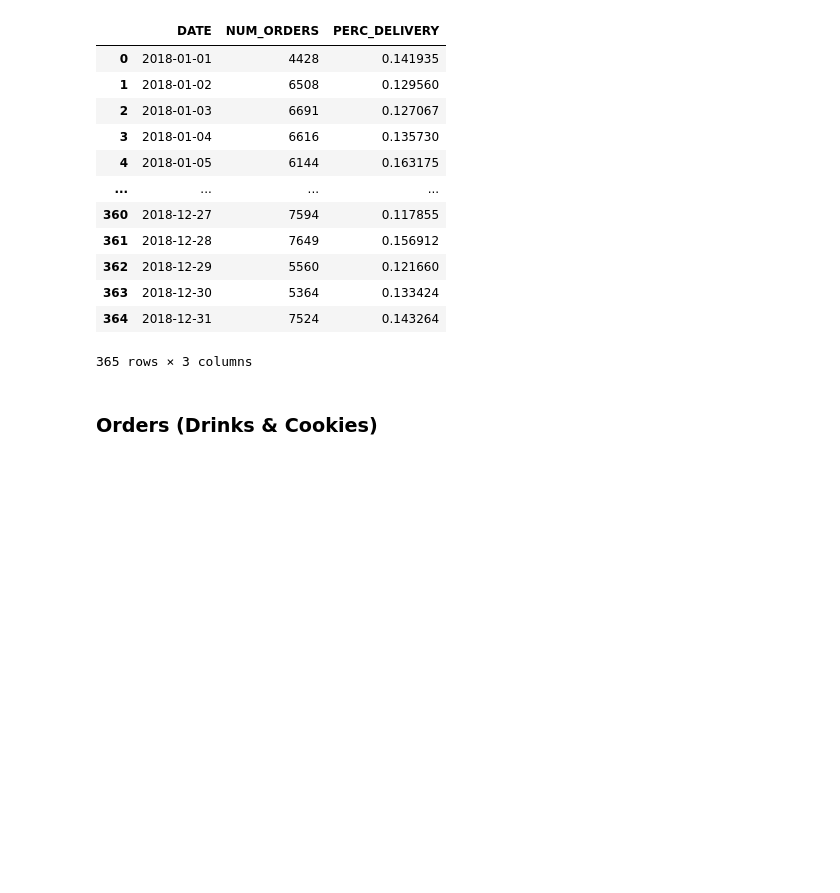
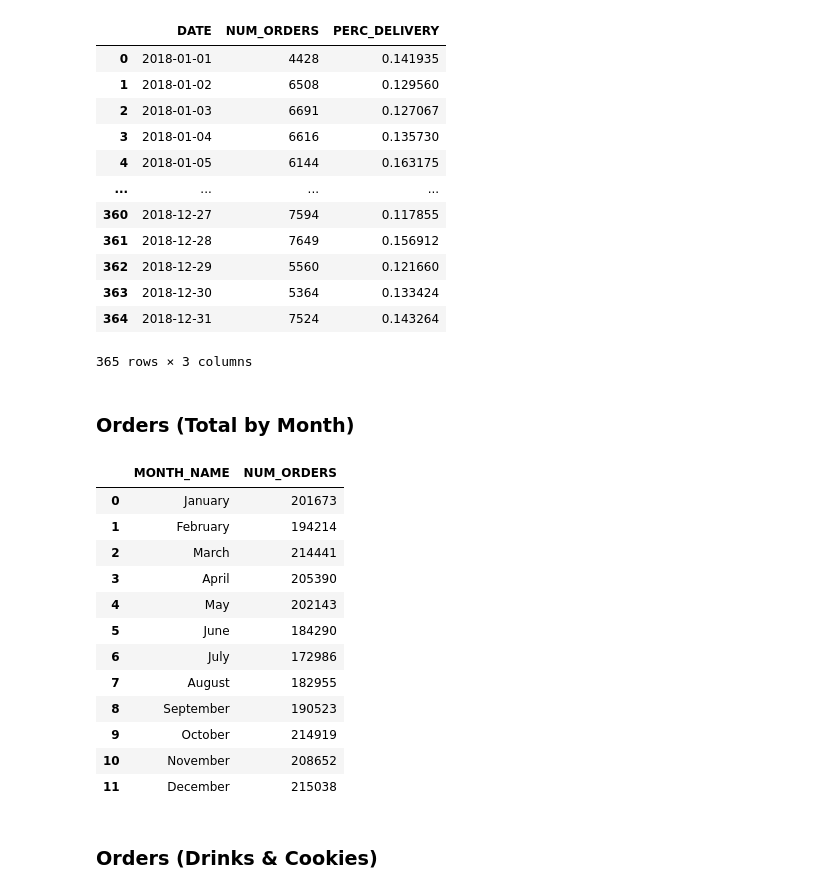
Before and after one commit to renan-peres/mfin-python-restaurant-data-analysis, a Jupyter notebook: restaurant-data-analysis.ipynb, the cells around one changed output. Cells and saved outputs as stored; diff of their text form; code cells hidden in the pictures; blank space fills up the shorter version.

```diff
--- a/restaurant-data-analysis.ipynb
+++ b/restaurant-data-analysis.ipynb
@@ -382,11 +383,11 @@ df_orders_norm.head()
 # %% [markdown]
 ### Orders (Total)
 # %%
-order_daily_total = (df_summarized_orders
+orders_total = (df_summarized_orders
                      .groupby('DATE')
                      .agg({'NUM_ORDERS': 'sum', 'PERC_DELIVERY': 'mean'})
                      .reset_index())
-order_daily_total
+orders_total
 # %% [output]
 |  | DATE | NUM_ORDERS | PERC_DELIVERY |
 | 0 | 2018-01-01 | 4428 | 0.141935 |
@@ -401,6 +402,43 @@ order_daily_total
 | 363 | 2018-12-30 | 5364 | 0.133424 |
 | 364 | 2018-12-31 | 7524 | 0.143264 |
 365 rows × 3 columns
+# %% [markdown]
+### Orders (Total by Month)
+# %%
+# Convert 'DATE' column to datetime objects if not already
+orders_total['DATE'] = pd.to_datetime(orders_total['DATE'])
+
+# Extract month names and aggregate orders by month
+monthly_orders = (orders_total
+                 .assign(MONTH_NAME=orders_total['DATE'].dt.strftime('%B'),
+                        MONTH_NUM=orders_total['DATE'].dt.month)  # Add month number for sorting
+                 .groupby('MONTH_NAME')['NUM_ORDERS']
+                 .sum()
+                 .reset_index())
+
+# Sort by month number
+month_order = ['January', 'February', 'March', 'April', 'May', 'June',
+               'July', 'August', 'September', 'October', 'November', 'December']
+monthly_orders['MONTH_NAME'] = pd.Categorical(monthly_orders['MONTH_NAME'],
+                                            categories=month_order,
+                                            ordered=True)
+
+monthly_orders = monthly_orders.sort_values('MONTH_NAME').reset_index(drop=True)
+monthly_orders
+# %% [output]
+|  | MONTH_NAME | NUM_ORDERS |
+| 0 | January | 201673 |
+| 1 | February | 194214 |
+| 2 | March | 214441 |
+| 3 | April | 205390 |
+| 4 | May | 202143 |
+| 5 | June | 184290 |
+| 6 | July | 172986 |
+| 7 | August | 182955 |
+| 8 | September | 190523 |
+| 9 | October | 214919 |
+| 10 | November | 208652 |
+| 11 | December | 215038 |
 # %% [markdown]
 ### Orders (Drinks & Cookies)
 # %%
```
Also changed, not shown: parts of 3 cells of this notebook.
